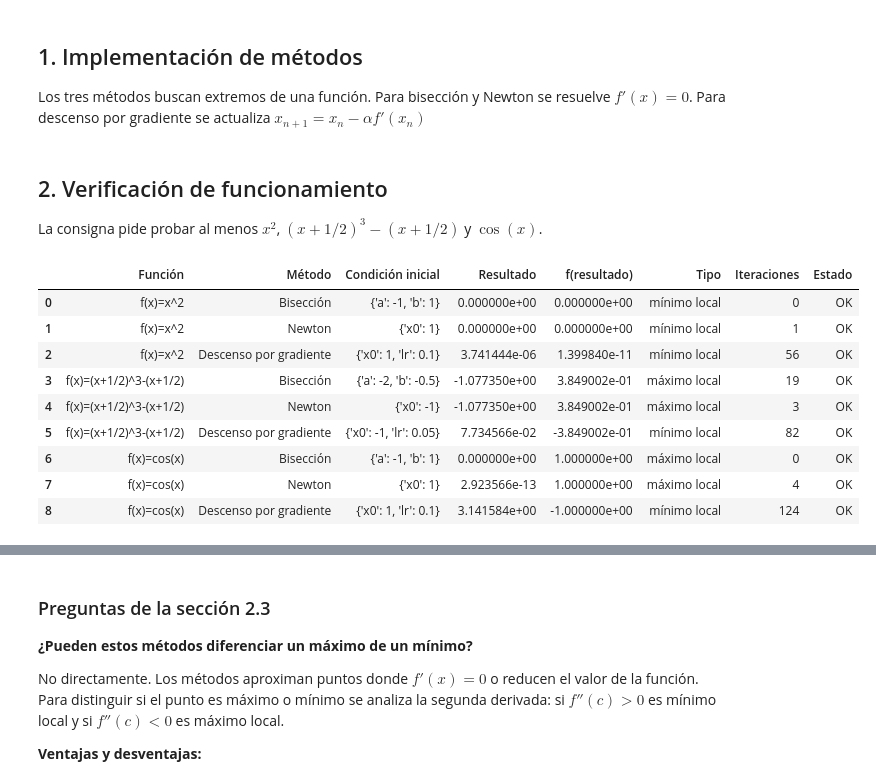
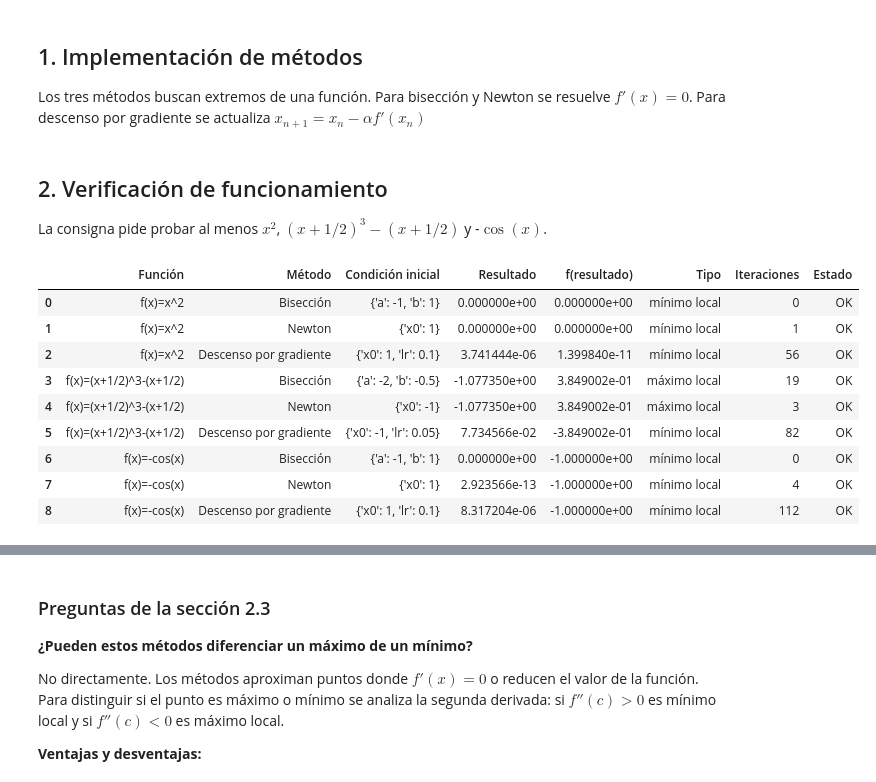
Before and after one commit to AgustinPose/Optimizaci-n-Num-rica-en-una-Dimensi-n, a Jupyter notebook: project.ipynb, the cells around one changed output, grey strips where cells are left out. Cells and saved outputs as stored; diff of their text form; code cells hidden in the pictures.

```diff
--- a/project.ipynb
+++ b/project.ipynb
@@ -150,11 +152,11 @@ def ejecutar(nombre_metodo, funcion, parametros):
 # %% [markdown]
 ## 2. Verificación de funcionamiento
 
-La consigna pide probar al menos $x^2$, $(x+1/2)^3-(x+1/2)$ y $\cos(x)$.
+La consigna pide probar al menos $x^2$, $(x+1/2)^3-(x+1/2)$ y -$\cos(x)$.
 # %%
 f1 = x**2
 f2 = (x + 0.5)**3 - (x + 0.5)
-f3 = cos(x)
+f3 = -cos(x)
 
 pruebas_simples = [
     ("f(x)=x^2", f1, [
@@ -163,37 +165,37 @@ pruebas_simples = [
         ("Descenso por gradiente", {"x0": 1, "lr": 0.1}),
     ]),
     ("f(x)=(x+1/2)^3-(x+1/2)", f2, [
         ("Bisección", {"a": -2, "b": -0.5}),
         ("Newton", {"x0": -1}),
         ("Descenso por gradiente", {"x0": -1, "lr": 0.05}),
     ]),
-    ("f(x)=cos(x)", f3, [
+    ("f(x)=-cos(x)", f3, [
         ("Bisección", {"a": -1, "b": 1}),
         ("Newton", {"x0": 1}),
         ("Descenso por gradiente", {"x0": 1, "lr": 0.1}),
     ]),
 ]
 
 filas = []
 for nombre_funcion, funcion, metodos in pruebas_simples:
     for nombre_metodo, parametros in metodos:
         fila = ejecutar(nombre_metodo, funcion, parametros)
         fila["Función"] = nombre_funcion
         filas.append(fila)
 
 tabla_verificacion = pd.DataFrame(filas)
 tabla_verificacion[["Función", "Método", "Condición inicial", "Resultado", "f(resultado)", "Tipo", "Iteraciones", "Estado"]]
 # %% [output]
 |  | Función | Método | Condición inicial | Resultado | f(resultado) | Tipo | Iteraciones | Estado |
 | 0 | f(x)=x^2 | Bisección | {'a': -1, 'b': 1} | 0.000000e+00 | 0.000000e+00 | mínimo local | 0 | OK |
 | 1 | f(x)=x^2 | Newton | {'x0': 1} | 0.000000e+00 | 0.000000e+00 | mínimo local | 1 | OK |
 | 2 | f(x)=x^2 | Descenso por gradiente | {'x0': 1, 'lr': 0.1} | 3.741444e-06 | 1.399840e-11 | mínimo local | 56 | OK |
 | 3 | f(x)=(x+1/2)^3-(x+1/2) | Bisección | {'a': -2, 'b': -0.5} | -1.077350e+00 | 3.849002e-01 | máximo local | 19 | OK |
 | 4 | f(x)=(x+1/2)^3-(x+1/2) | Newton | {'x0': -1} | -1.077350e+00 | 3.849002e-01 | máximo local | 3 | OK |
 | 5 | f(x)=(x+1/2)^3-(x+1/2) | Descenso por gradiente | {'x0': -1, 'lr': 0.05} | 7.734566e-02 | -3.849002e-01 | mínimo local | 82 | OK |
-| 6 | f(x)=cos(x) | Bisección | {'a': -1, 'b': 1} | 0.000000e+00 | 1.000000e+00 | máximo local | 0 | OK |
-| 7 | f(x)=cos(x) | Newton | {'x0': 1} | 2.923566e-13 | 1.000000e+00 | máximo local | 4 | OK |
-| 8 | f(x)=cos(x) | Descenso por gradiente | {'x0': 1, 'lr': 0.1} | 3.141584e+00 | -1.000000e+00 | mínimo local | 124 | OK |
+| 6 | f(x)=-cos(x) | Bisección | {'a': -1, 'b': 1} | 0.000000e+00 | -1.000000e+00 | mínimo local | 0 | OK |
+| 7 | f(x)=-cos(x) | Newton | {'x0': 1} | 2.923566e-13 | -1.000000e+00 | mínimo local | 4 | OK |
+| 8 | f(x)=-cos(x) | Descenso por gradiente | {'x0': 1, 'lr': 0.1} | 8.317204e-06 | -1.000000e+00 | mínimo local | 112 | OK |
 # %%
 # Gráficos de verificación
 lp = np.linspace(-3, 3, 500)
```
Also changed, not shown: parts of 5 cells of this notebook, 1 other file.
